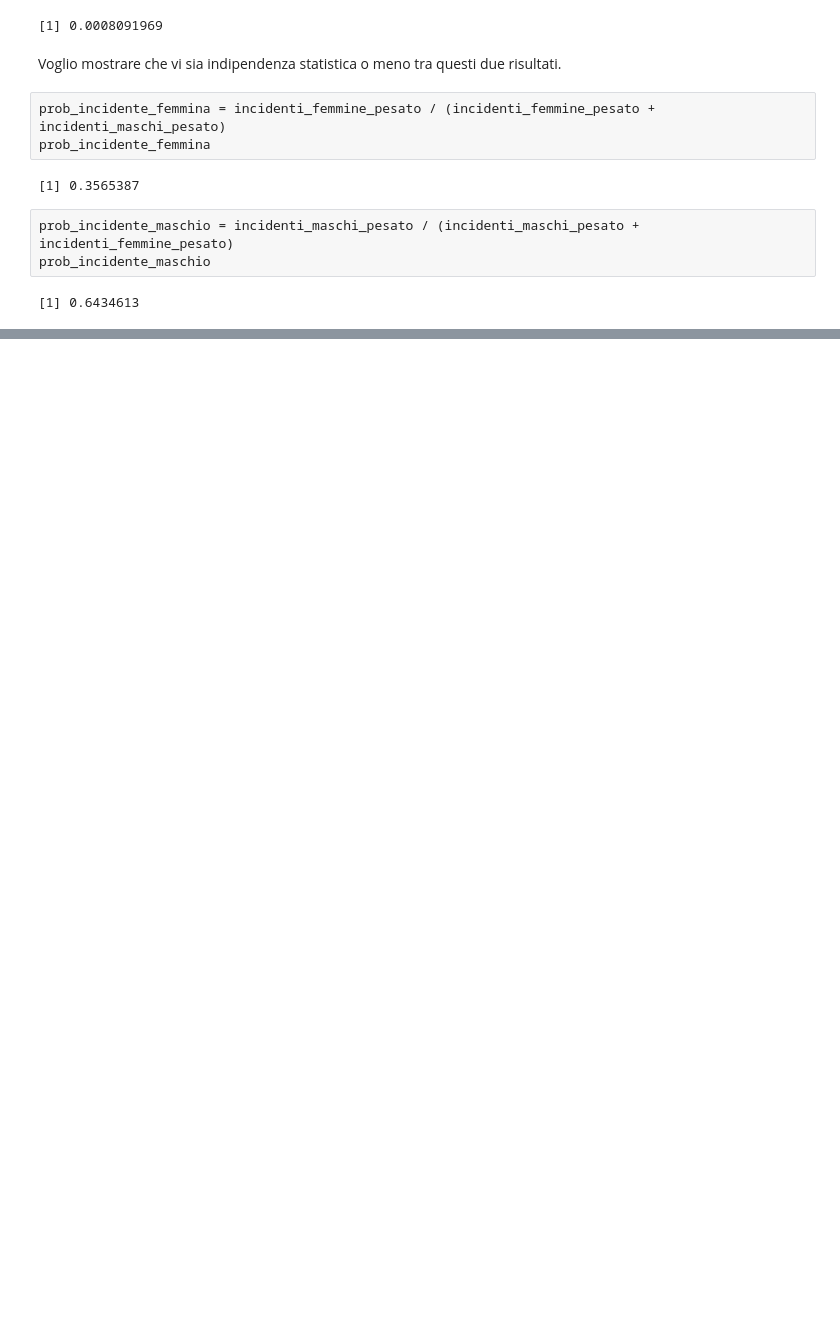
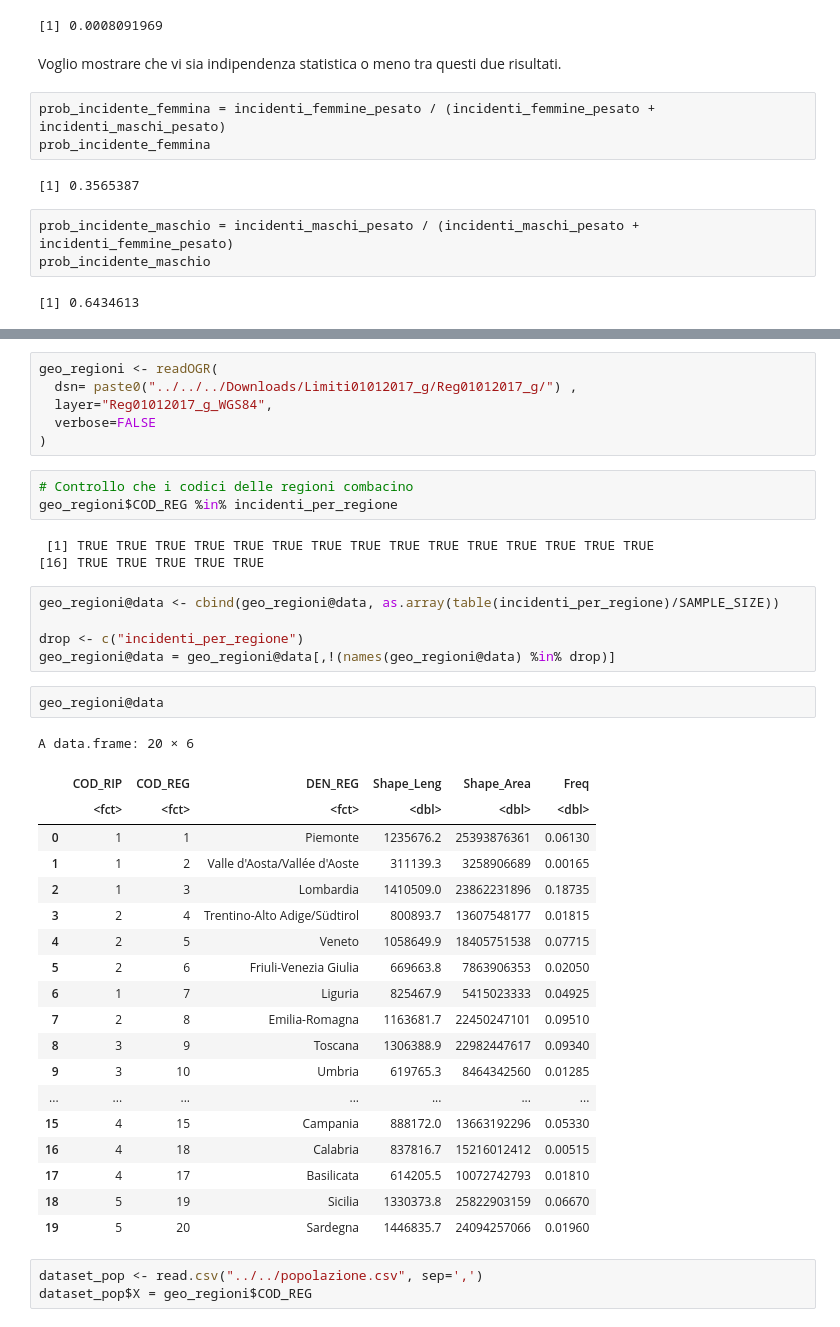
Before and after one commit to LeonardoAlchieri/car_accidents_italy, a Jupyter notebook: leoNotebook.ipynb, the cells around one changed output, grey strips where cells are left out. Drawn from its saved outputs; the diff is of its cells as text; blank space fills up the shorter version.

```diff
--- a/leoNotebook.ipynb
+++ b/leoNotebook.ipynb
@@ -476,0 +724,42 @@ prob_incidente_maschio
+# %%
+geo_regioni <- readOGR(
+  dsn= paste0("../../../Downloads/Limiti01012017_g/Reg01012017_g/") ,
+  layer="Reg01012017_g_WGS84",
+  verbose=FALSE
+)
+# %%
+# Controllo che i codici delle regioni combacino
+geo_regioni$COD_REG %in% incidenti_per_regione
+# %% [output]
+ [1] TRUE TRUE TRUE TRUE TRUE TRUE TRUE TRUE TRUE TRUE TRUE TRUE TRUE TRUE TRUE
+[16] TRUE TRUE TRUE TRUE TRUE
+# %%
+geo_regioni@data <- cbind(geo_regioni@data, as.array(table(incidenti_per_regione)/SAMPLE_SIZE))
+
+drop <- c("incidenti_per_regione")
+geo_regioni@data = geo_regioni@data[,!(names(geo_regioni@data) %in% drop)]
+# %%
+geo_regioni@data
+# %% [output]
+A data.frame: 20 × 6
+|  | COD_RIP | COD_REG | DEN_REG | Shape_Leng | Shape_Area | Freq |
+|  | <fct> | <fct> | <fct> | <dbl> | <dbl> | <dbl> |
+| 0 | 1 | 1 | Piemonte | 1235676.2 | 25393876361 | 0.06130 |
+| 1 | 1 | 2 | Valle d'Aosta/Vallée d'Aoste | 311139.3 | 3258906689 | 0.00165 |
+| 2 | 1 | 3 | Lombardia | 1410509.0 | 23862231896 | 0.18735 |
+| 3 | 2 | 4 | Trentino-Alto Adige/Südtirol | 800893.7 | 13607548177 | 0.01815 |
+| 4 | 2 | 5 | Veneto | 1058649.9 | 18405751538 | 0.07715 |
+| 5 | 2 | 6 | Friuli-Venezia Giulia | 669663.8 | 7863906353 | 0.02050 |
+| 6 | 1 | 7 | Liguria | 825467.9 | 5415023333 | 0.04925 |
+| 7 | 2 | 8 | Emilia-Romagna | 1163681.7 | 22450247101 | 0.09510 |
+| 8 | 3 | 9 | Toscana | 1306388.9 | 22982447617 | 0.09340 |
+| 9 | 3 | 10 | Umbria | 619765.3 | 8464342560 | 0.01285 |
+| ... | ... | ... | ... | ... | ... | ... |
+| 15 | 4 | 15 | Campania | 888172.0 | 13663192296 | 0.05330 |
+| 16 | 4 | 18 | Calabria | 837816.7 | 15216012412 | 0.00515 |
+| 17 | 4 | 17 | Basilicata | 614205.5 | 10072742793 | 0.01810 |
+| 18 | 5 | 19 | Sicilia | 1330373.8 | 25822903159 | 0.06670 |
+| 19 | 5 | 20 | Sardegna | 1446835.7 | 24094257066 | 0.01960 |
+# %%
+dataset_pop <- read.csv("../../popolazione.csv", sep=',')
+dataset_pop$X = geo_regioni$COD_REG
```
Also changed, not shown: parts of 28 cells of this notebook.
